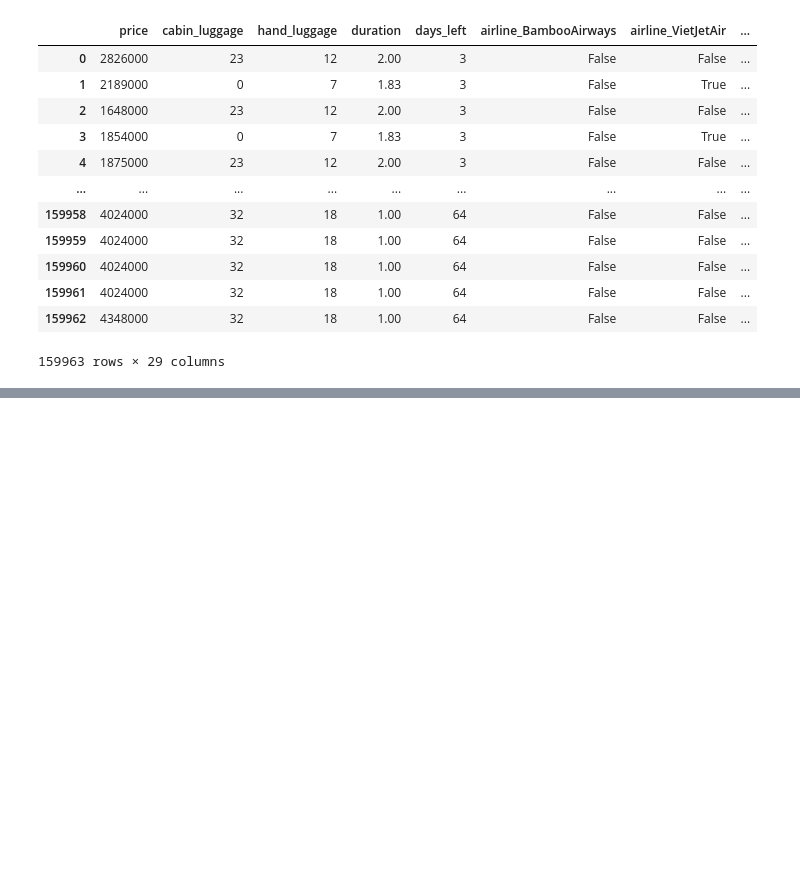
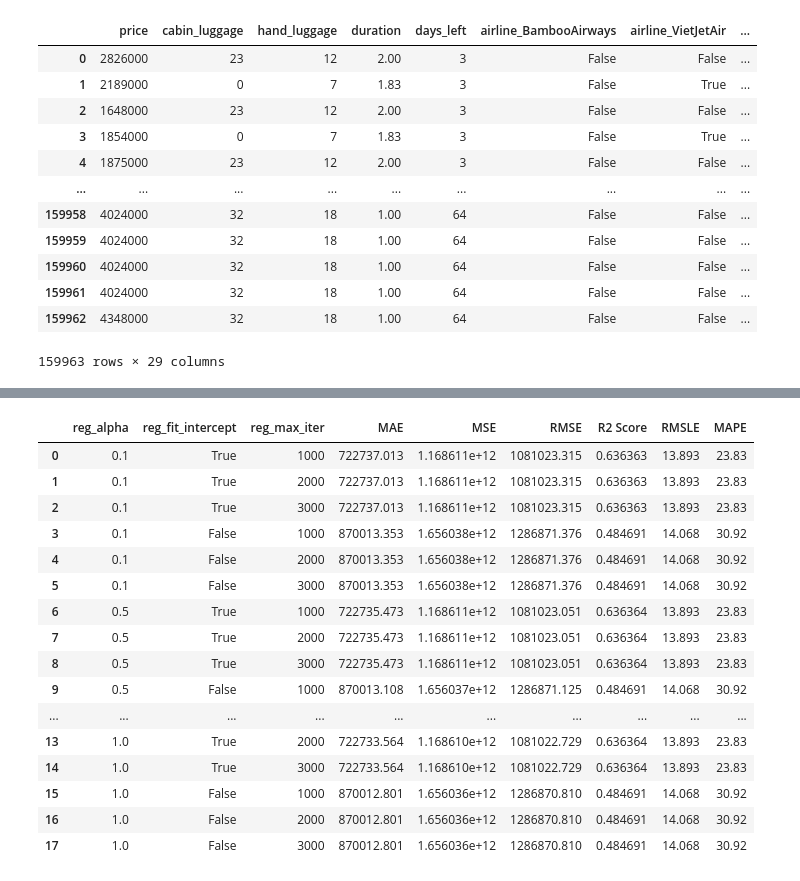
Before and after one commit to hairfann/airfare-prediction, a Jupyter notebook: data_cleaner.ipynb, the cells around one changed output, grey strips where cells are left out. Saved outputs shown, nothing was run; the diff lists cells and outputs as text; code cells hidden in the pictures; blank space fills up the shorter version.

```diff
--- a/data_cleaner.ipynb
+++ b/data_cleaner.ipynb
@@ -249,0 +272,70 @@ Passing `palette` without assigning `hue` is deprecated and will be removed in v
+# %%
+
+# Split data into training and testing sets
+X_train, X_test, y_train, y_test = train_test_split(X, y, test_size=0.2, random_state=42)
+
+# Create a list of all combinations of hyperparameters
+# %%
+def MAPE(y_true, y_pred):
+    y_test, y_pred = np.array(y_true), np.array(y_pred)
+    return np.mean(np.abs((y_true - y_pred) / y_true)) * 100\
+
+def metrics(y_true, y_pred):
+    print('\n-----------------------------------')
+    print(pip.named_steps['reg'])
+    print('-----------------------------------')
+    print('Mean Absolute Error (MAE):', round(mean_absolute_error(y_true, y_pred),3))
+    print('Root Mean Squared Error (RMSE):', round(root_mean_squared_error(y_true, y_pred)),3)
+    print('R2 Score:', round(r2_score(y_true, y_pred),6))
+    print('Root Mean Squared Log Error (RMSLE):', round(np.log(root_mean_squared_error(y_true, y_pred))),3)
+    print('Mean Absolute Percentage Error (MAPE):', round(MAPE(y_true, y_pred), 2), '%')
+# %%
+from tqdm import tqdm
+import warnings
+warnings.filterwarnings('ignore')
+
+alpha = [0.1, 0.5, 1.0]
+fit_intercept = [True, False]
+max_iter = [1000, 2000, 3000]
+results_lasso = []
+lasso_iter = []
+new_row = []
+param_combinations = list(itertools.product(alpha, fit_intercept, max_iter))
+for params in tqdm(param_combinations, desc="Total Progress"):
+    reg_alpha, reg_fit_intercept, reg_max_iter = params
+    pip.set_params(reg=Lasso(alpha=reg_alpha, fit_intercept=reg_fit_intercept, max_iter=reg_max_iter, tol=0.1))
+    pip.fit(X_train, y_train)
+    y_pred = pip.predict(X_test)
+    new_row = [
+        reg_alpha,
+        reg_fit_intercept,
+        reg_max_iter,
+        round(mean_absolute_error(y_test, y_pred), 3),
+        round(mean_squared_error(y_test, y_pred), 0),
+        round(np.sqrt(mean_squared_error(y_test, y_pred)), 3),
+        round(r2_score(y_test, y_pred), 6),
+        round(np.log(np.sqrt(mean_squared_error(y_test, y_pred))), 3),
+        round(MAPE(y_test, y_pred), 2)
+    ]
+    results_lasso.append(new_row)
+
+lasso_iter = pd.DataFrame(results_lasso, columns=['reg_alpha', 'reg_fit_intercept', 'reg_max_iter', 'MAE', 'MSE', 'RMSE', 'R2 Score', 'RMSLE', 'MAPE'])
+lasso_iter
+# %% [output]
+|  | reg_alpha | reg_fit_intercept | reg_max_iter | MAE | MSE | RMSE | R2 Score | RMSLE | MAPE |
+| 0 | 0.1 | True | 1000 | 722737.013 | 1.168611e+12 | 1081023.315 | 0.636363 | 13.893 | 23.83 |
+| 1 | 0.1 | True | 2000 | 722737.013 | 1.168611e+12 | 1081023.315 | 0.636363 | 13.893 | 23.83 |
+| 2 | 0.1 | True | 3000 | 722737.013 | 1.168611e+12 | 1081023.315 | 0.636363 | 13.893 | 23.83 |
+| 3 | 0.1 | False | 1000 | 870013.353 | 1.656038e+12 | 1286871.376 | 0.484691 | 14.068 | 30.92 |
+| 4 | 0.1 | False | 2000 | 870013.353 | 1.656038e+12 | 1286871.376 | 0.484691 | 14.068 | 30.92 |
+| 5 | 0.1 | False | 3000 | 870013.353 | 1.656038e+12 | 1286871.376 | 0.484691 | 14.068 | 30.92 |
+| 6 | 0.5 | True | 1000 | 722735.473 | 1.168611e+12 | 1081023.051 | 0.636364 | 13.893 | 23.83 |
+| 7 | 0.5 | True | 2000 | 722735.473 | 1.168611e+12 | 1081023.051 | 0.636364 | 13.893 | 23.83 |
+| 8 | 0.5 | True | 3000 | 722735.473 | 1.168611e+12 | 1081023.051 | 0.636364 | 13.893 | 23.83 |
+| 9 | 0.5 | False | 1000 | 870013.108 | 1.656037e+12 | 1286871.125 | 0.484691 | 14.068 | 30.92 |
+| ... | ... | ... | ... | ... | ... | ... | ... | ... | ... |
+| 13 | 1.0 | True | 2000 | 722733.564 | 1.168610e+12 | 1081022.729 | 0.636364 | 13.893 | 23.83 |
+| 14 | 1.0 | True | 3000 | 722733.564 | 1.168610e+12 | 1081022.729 | 0.636364 | 13.893 | 23.83 |
+| 15 | 1.0 | False | 1000 | 870012.801 | 1.656036e+12 | 1286870.810 | 0.484691 | 14.068 | 30.92 |
+| 16 | 1.0 | False | 2000 | 870012.801 | 1.656036e+12 | 1286870.810 | 0.484691 | 14.068 | 30.92 |
+| 17 | 1.0 | False | 3000 | 870012.801 | 1.656036e+12 | 1286870.810 | 0.484691 | 14.068 | 30.92 |
```
Also changed, not shown: parts of 8 cells of this notebook.
